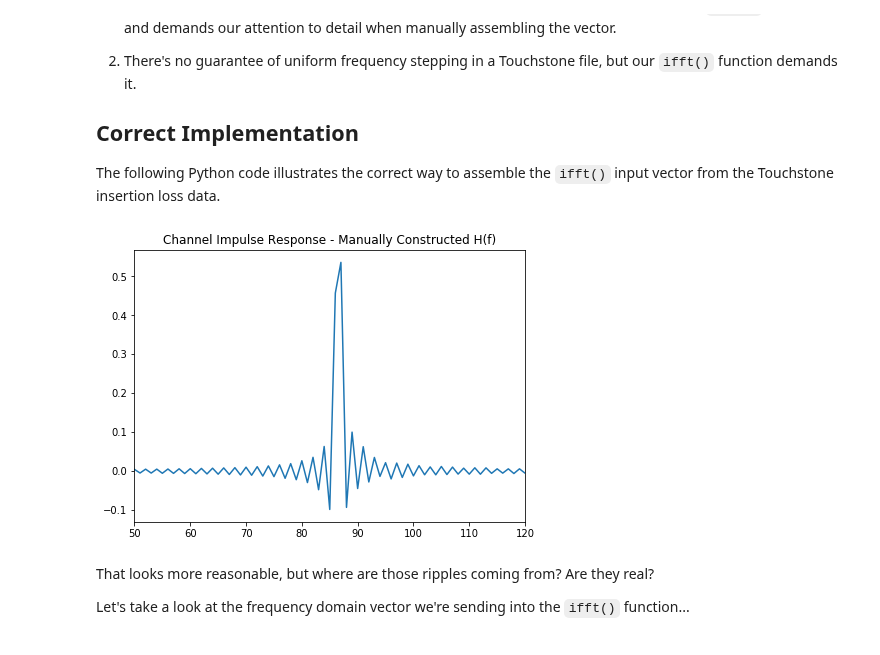
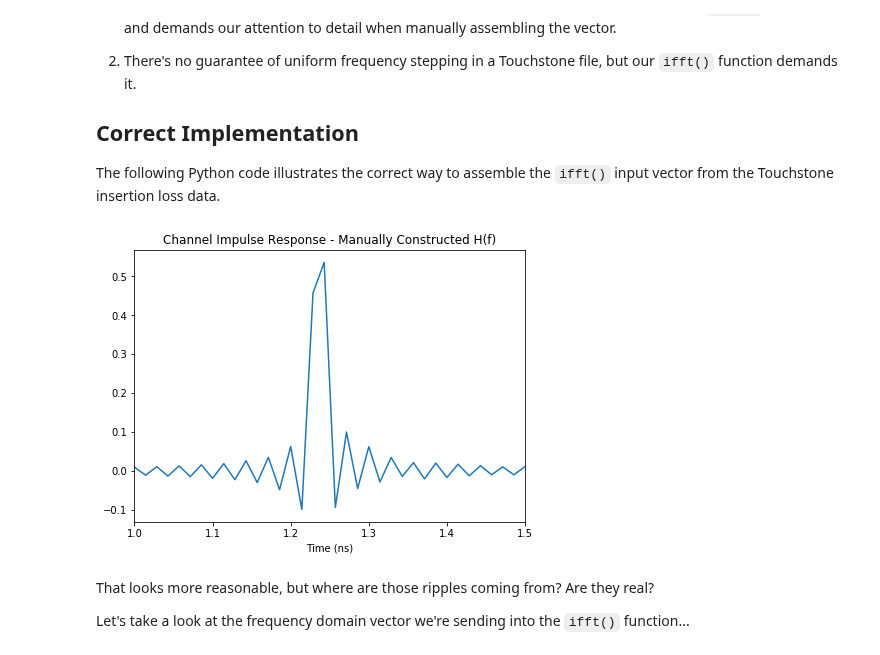
Before and after one commit to capn-freako/PyBERT, a Jupyter notebook: misc/scikit-rf/S-param_Explorer.ipynb, the cells around one changed output. Cells and saved outputs as stored; diff of their text form; code cells hidden in the pictures.

```diff
--- a/misc/scikit-rf/S-param_Explorer.ipynb
+++ b/misc/scikit-rf/S-param_Explorer.ipynb
@@ -143,29 +143,35 @@ The following Python code illustrates the correct way to assemble the `ifft()` i
 # %%
 # Generate manually constructed frequency domain data vector.
 # Form frequency vector.
 f    = s21.f
 fmin = f[0]
 if(fmin == 0):   # If the d.c. point was included in the Touchstone file...
     fmin = f[1]  # then the next element contains the real fmin.
 fmax = f[-1]
 Hdc  = 1
 HNyq = s21.s[-1, 0, 0]
 f = np.arange(fmin, fmax, fmin)    # Enforcing uniform frequency steps. (See #2 above.)
 F = rf.Frequency.from_f(f / 1e9)   # skrf.Frequency.from_f() expects its argument to be in units of GHz.
 
 # Form impulse response from frequency response.
 H     = s21.interpolate_from_f(F).s[:, 0, 0]
 Hconj = np.flip(np.conj(H))
 H = np.concatenate((np.insert(H, 0, Hdc), np.insert(Hconj, 0, HNyq)))  # Forming the vector that fft() would've outputted.
 h = np.real(np.fft.ifft(H))
 
+# Form time vector.
+t0 = 1. / (2. * fmax)  # Sampling interval = 1 / (2 fNyquist).
+t  = np.array([n * t0 for n in range(len(h))])
+
 plt.figure(figsize=(7, 5))
-plt.plot(h)
+plt.plot(t * 1e9, h)
 plt.title("Channel Impulse Response - Manually Constructed H(f)")
-plt.axis(xmin=50, xmax=120)
+plt.xlabel("Time (ns)")
+#plt.ylabel("h(t) (?)")
+plt.axis(xmin=1, xmax=1.5)
 plt.show()
 # %% [output]
-[figure, old version]
+[figure, new version]
 # %% [markdown]
 That looks more reasonable, but where are those ripples coming from?
 Are they real?
```
Also changed, not shown: parts of 8 cells of this notebook, 2 other files.
